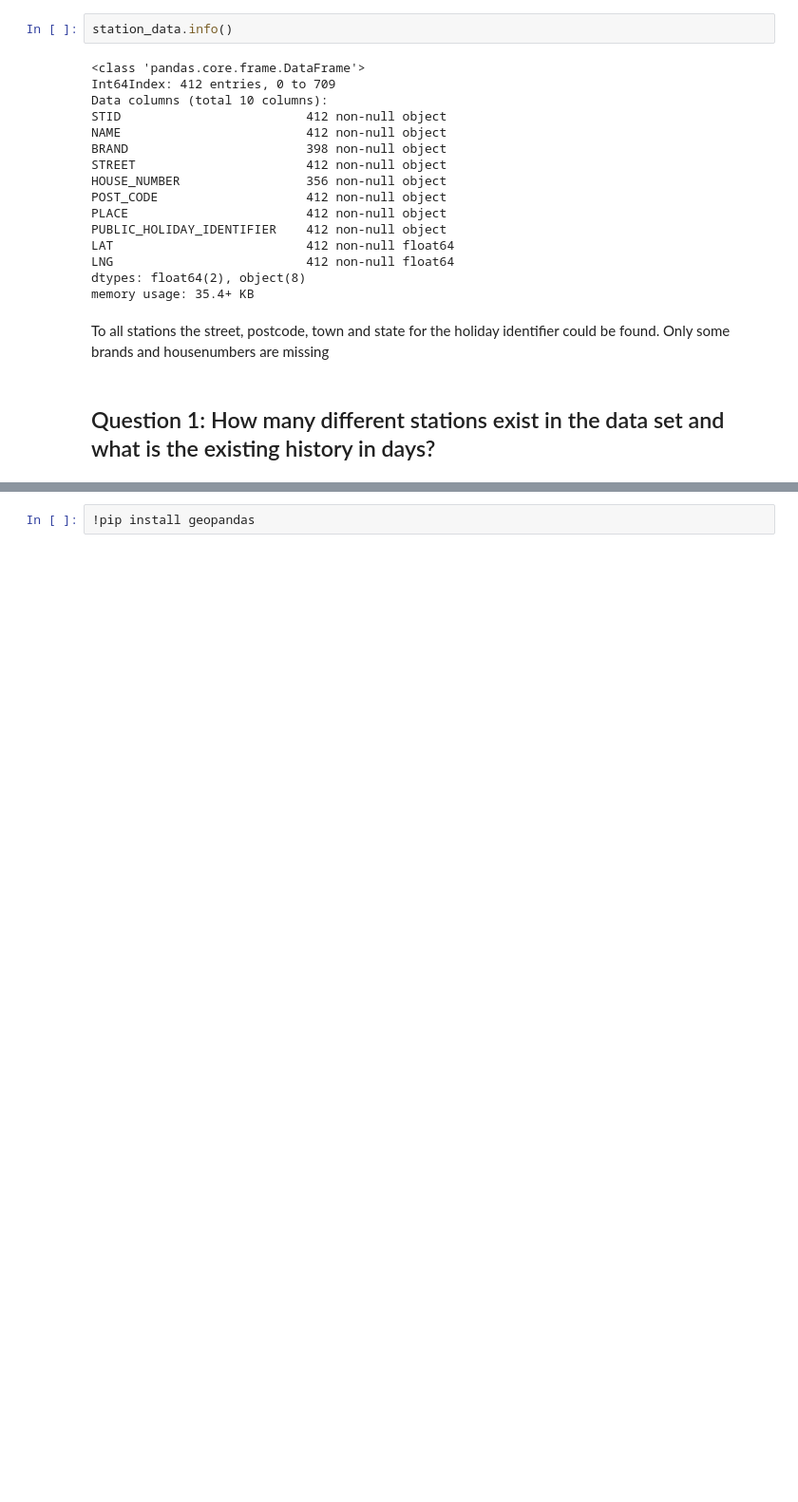
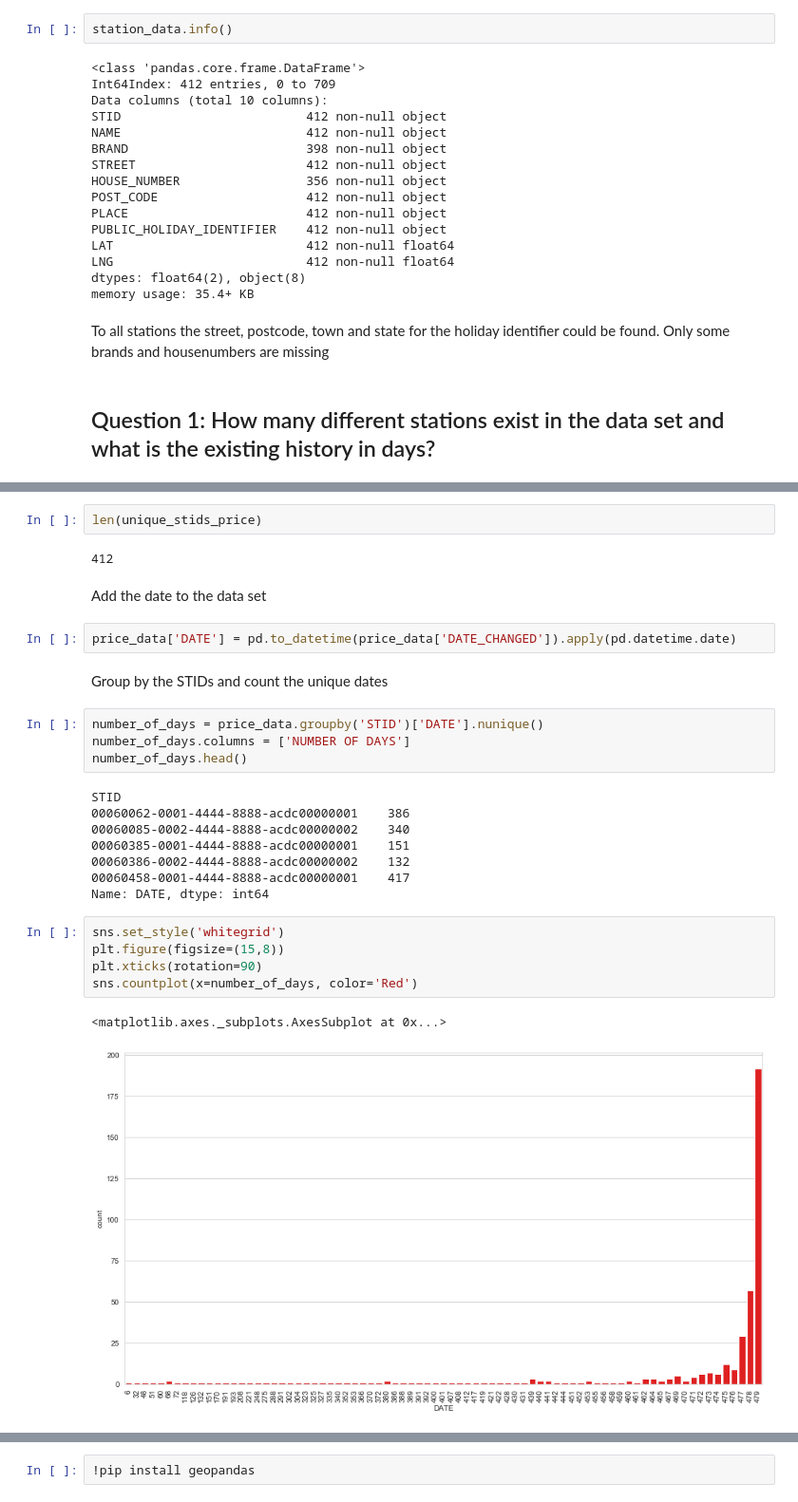
Before and after one commit to ds2019tukl/DS-2019-johannes-schauss, a Jupyter notebook: exercise_1.ipynb, the cells around one changed output, grey strips where cells are left out. Shown at 95% size. Drawn from its saved outputs; the diff is of its cells as text; blank space fills up the shorter version.

```diff
--- a/exercise_1.ipynb
+++ b/exercise_1.ipynb
@@ -391,0 +402,30 @@ unique_stids_station_data = station_data['STID'].unique()
+# %%
+len(unique_stids_price)
+# %% [output]
+412
+# %% [markdown]
+Add the date to the data set
+# %%
+price_data['DATE'] = pd.to_datetime(price_data['DATE_CHANGED']).apply(pd.datetime.date)
+# %% [markdown]
+Group by the STIDs and count the unique dates
+# %%
+number_of_days = price_data.groupby('STID')['DATE'].nunique()
+number_of_days.columns = ['NUMBER OF DAYS']
+number_of_days.head()
+# %% [output]
+STID
+00060062-0001-4444-8888-acdc00000001    386
+00060085-0002-4444-8888-acdc00000002    340
+00060385-0001-4444-8888-acdc00000001    151
+00060386-0002-4444-8888-acdc00000002    132
+00060458-0001-4444-8888-acdc00000001    417
+Name: DATE, dtype: int64
+# %%
+sns.set_style('whitegrid')
+plt.figure(figsize=(15,8))
+plt.xticks(rotation=90)
+sns.countplot(x=number_of_days, color='Red')
+# %% [output]
+<matplotlib.axes._subplots.AxesSubplot at 0x...>
+[figure, added]
```
Also changed, not shown: parts of 17 cells of this notebook.
